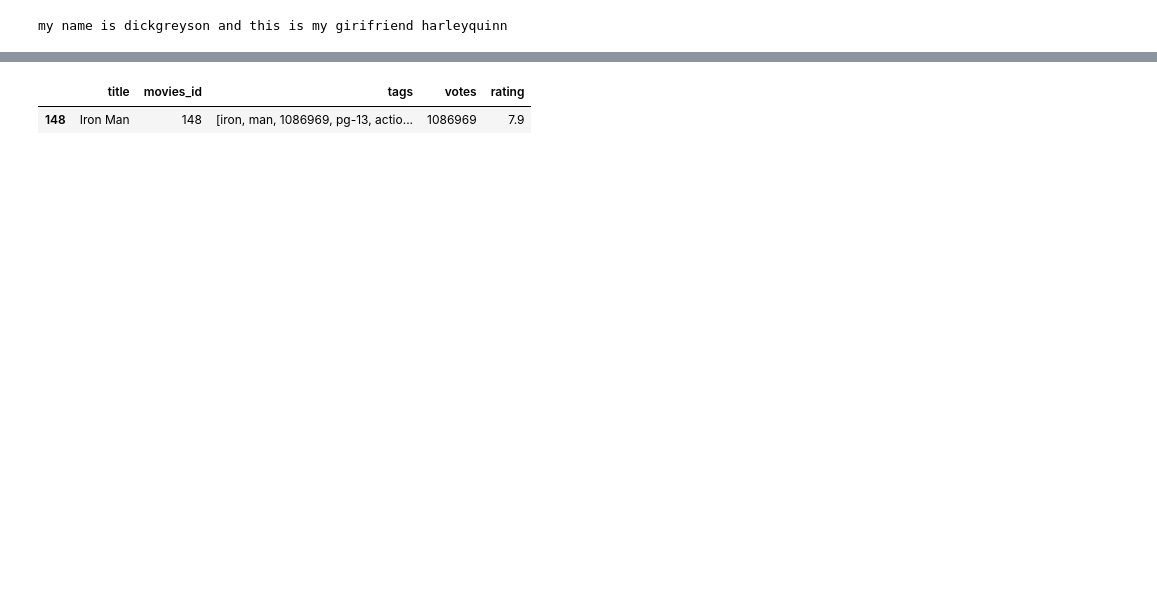
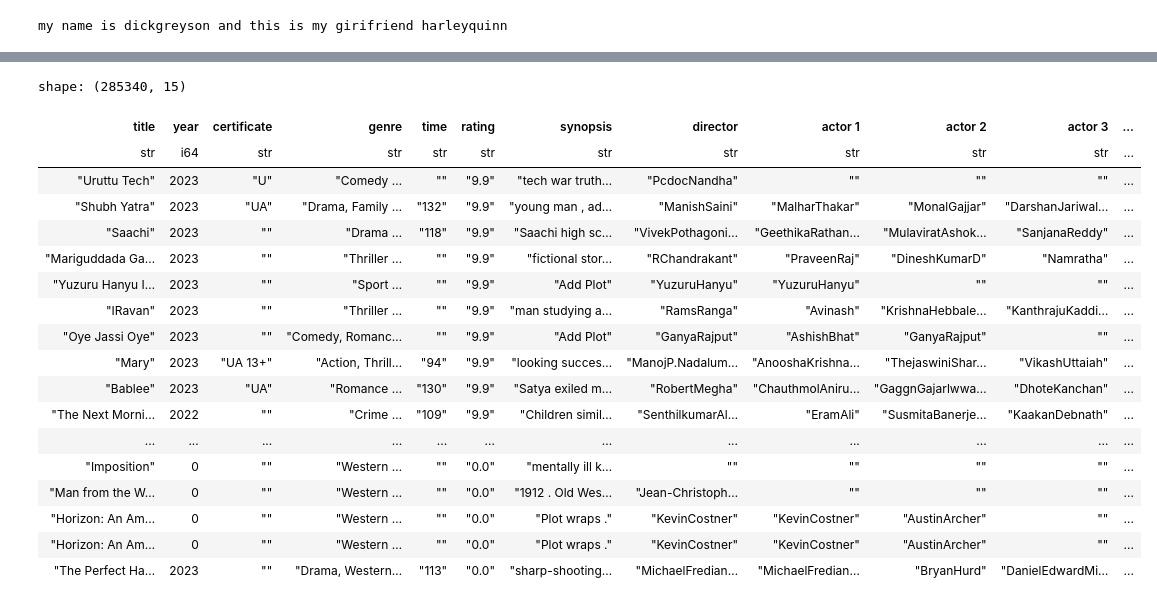
Before and after one commit to tikendraw/movie-recommender-system, a Jupyter notebook: Untitled.ipynb, the cells around one changed output, grey strips where cells are left out. Drawn from its saved outputs; the diff is of its cells as text; code cells hidden in the pictures; blank space fills up the shorter version.

```diff
--- a/Untitled.ipynb
+++ b/Untitled.ipynb
@@ -254,8 +424,8 @@ df.info()
 # %%
-cols_to_combine = ['title', 'year', 'certificate', 'genre', 'time', 'rating', 'synopsis',
+cols_to_combine = ['title', 'year_as_str', 'certificate', 'genre', 'time', 'rating_as_str', 'synopsis',
        'director', 'actor 1', 'actor 2', 'actor 3', 'actor 4',
-       'movies_id']
+       ]
 # %%
-df['tags'] = df[cols_to_combine].astype(str).apply(' '.join, axis=1)
+df = df.with_columns(pl.Series('tags', values = df2[cols_to_combine].apply(' '.join).to_series()))
 # %%
 df.head()
@@ -262,3 +444,12 @@ df.head()
+# %%
+df = df.with_columns(pl.col('tags').apply(remove_punctuations))
+df = df.with_columns(pl.col('tags').str.to_lowercase())
+# %%
+# Create a PorterStemmer object
+stemmer = PorterStemmer()
+
+# Apply the stemming function to each word in the series
+df = df.with_columns(pl.col('tags').apply(stemmer.stem))
 # %%
 dff = df[['title', 'movies_id', 'tags', 'votes', 'rating']]
 # %%
@@ -379,7 +584,24 @@ dff.title.sample(50).values.tolist()
 # %%
-dff[dff.title=='Iron Man']
+df.sort(by=['rating', 'votes'], descending=True)
 # %% [output]
+shape: (285340, 15)
-|  | title | movies_id | tags | votes | rating |
-| 148 | Iron Man | 148 | [iron, man, 1086969, pg-13, actio... | 1086969 | 7.9 |
+| title | year | certificate | genre | time | rating | synopsis | director | actor 1 | actor 2 | actor 3 | ... |
+| str | i64 | str | str | str | str | str | str | str | str | str | ... |
+| "Uruttu Tech" | 2023 | "U" | "Comedy … | "" | "9.9" | "tech war truth… | "PcdocNandha" | "" | "" | "" | ... |
+| "Shubh Yatra" | 2023 | "UA" | "Drama, Family … | "132" | "9.9" | "young man , ad… | "ManishSaini" | "MalharThakar" | "MonalGajjar" | "DarshanJariwal… | ... |
+| "Saachi" | 2023 | "" | "Drama … | "118" | "9.9" | "Saachi high sc… | "VivekPothagoni… | "GeethikaRathan… | "MulaviratAshok… | "SanjanaReddy" | ... |
+| "Mariguddada Ga… | 2023 | "" | "Thriller … | "" | "9.9" | "fictional stor… | "RChandrakant" | "PraveenRaj" | "DineshKumarD" | "Namratha" | ... |
+| "Yuzuru Hanyu I… | 2023 | "" | "Sport … | "" | "9.9" | "Add Plot" | "YuzuruHanyu" | "YuzuruHanyu" | "" | "" | ... |
+| "IRavan" | 2023 | "" | "Thriller … | "" | "9.9" | "man studying a… | "RamsRanga" | "Avinash" | "KrishnaHebbale… | "KanthrajuKaddi… | ... |
+| "Oye Jassi Oye" | 2023 | "" | "Comedy, Romanc… | "" | "9.9" | "Add Plot" | "GanyaRajput" | "AshishBhat" | "GanyaRajput" | "" | ... |
+| "Mary" | 2023 | "UA 13+" | "Action, Thrill… | "94" | "9.9" | "looking succes… | "ManojP.Nadalum… | "AnooshaKrishna… | "ThejaswiniShar… | "VikashUttaiah" | ... |
+| "Bablee" | 2023 | "UA" | "Romance … | "130" | "9.9" | "Satya exiled m… | "RobertMegha" | "ChauthmolAniru… | "GaggnGajarlwwa… | "DhoteKanchan" | ... |
+| "The Next Morni… | 2022 | "" | "Crime … | "109" | "9.9" | "Children simil… | "SenthilkumarAl… | "EramAli" | "SusmitaBanerje… | "KaakanDebnath" | ... |
+| ... | ... | ... | ... | ... | ... | ... | ... | ... | ... | ... | ... |
+| "Imposition" | 0 | "" | "Western … | "" | "0.0" | "mentally ill k… | "" | "" | "" | "" | ... |
+| "Man from the W… | 0 | "" | "Western … | "" | "0.0" | "1912 . Old Wes… | "Jean-Christoph… | "" | "" | "" | ... |
+| "Horizon: An Am… | 0 | "" | "Western … | "" | "0.0" | "Plot wraps ." | "KevinCostner" | "KevinCostner" | "AustinArcher" | "" | ... |
+| "Horizon: An Am… | 0 | "" | "Western … | "" | "0.0" | "Plot wraps ." | "KevinCostner" | "KevinCostner" | "AustinArcher" | "" | ... |
+| "The Perfect Ha… | 2023 | "" | "Drama, Western… | "113" | "0.0" | "sharp-shooting… | "MichaelFredian… | "MichaelFredian… | "BryanHurd" | "DanielEdwardMi… | ... |
 # %%
 def find_popular_movies( k = 5) -> List[str]:
```
Also changed, not shown: parts of 75 cells of this notebook.
